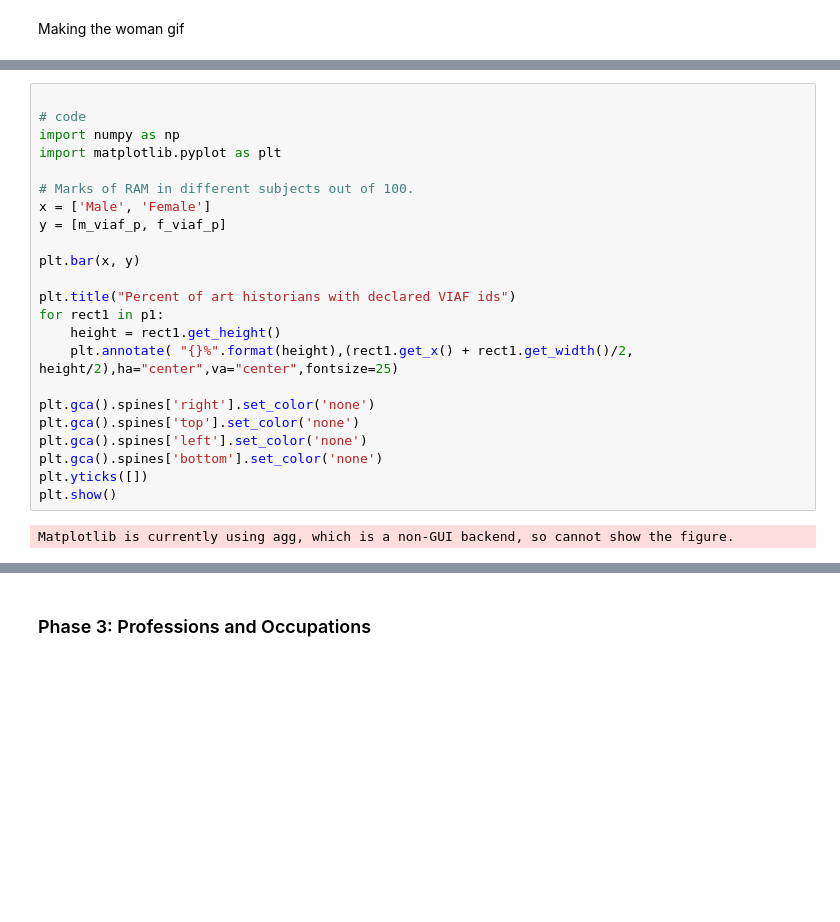
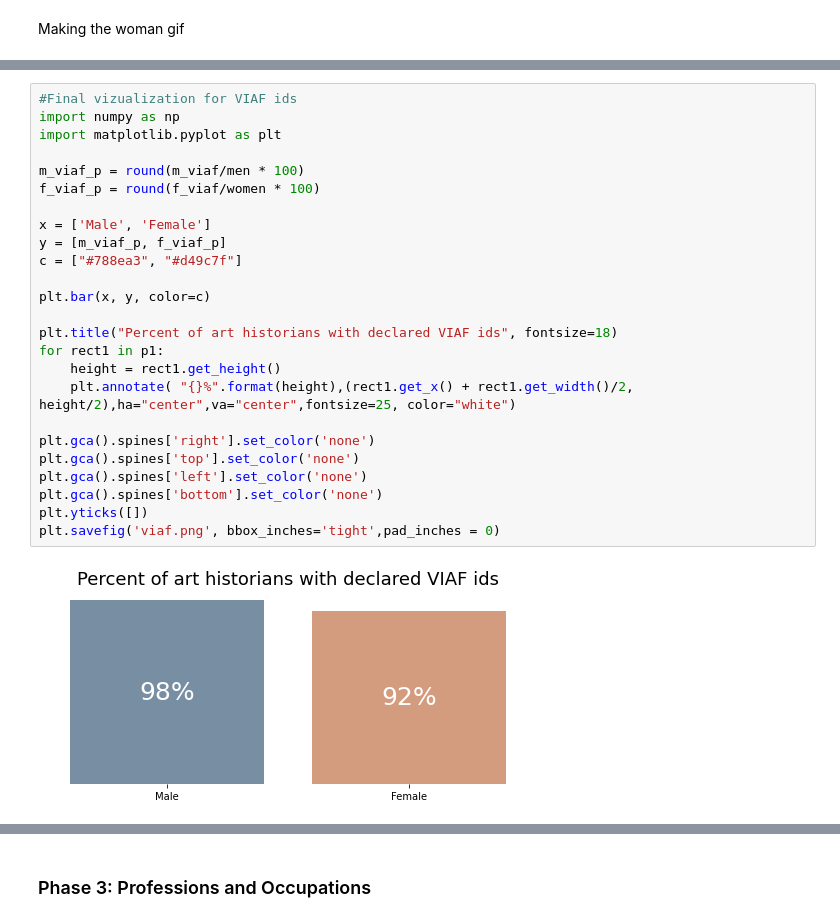
Before and after one commit to SarahTew/wikigen, a Jupyter notebook: notebook 5.ipynb, the cells around one changed output, grey strips where cells are left out. Saved outputs shown, nothing was run; the diff lists cells and outputs as text; blank space fills up the shorter version.

```diff
--- a/notebook 5.ipynb
+++ b/notebook 5.ipynb
@@ -458,25 +495,27 @@ Matplotlib is currently using agg, which is a non-GUI backend, so cannot show th
 # %%
-
-# code
+#Final vizualization for VIAF ids
 import numpy as np
 import matplotlib.pyplot as plt
 
-# Marks of RAM in different subjects out of 100.
+m_viaf_p = round(m_viaf/men * 100)
+f_viaf_p = round(f_viaf/women * 100)
+
 x = ['Male', 'Female']
 y = [m_viaf_p, f_viaf_p]
+c = ["#788ea3", "#d49c7f"]
 
-plt.bar(x, y)
+plt.bar(x, y, color=c)
 
-plt.title("Percent of art historians with declared VIAF ids")
+plt.title("Percent of art historians with declared VIAF ids", fontsize=18)
 for rect1 in p1:
     height = rect1.get_height()
-    plt.annotate( "{}%".format(height),(rect1.get_x() + rect1.get_width()/2, height/2),ha="center",va="center",fontsize=25)
+    plt.annotate( "{}%".format(height),(rect1.get_x() + rect1.get_width()/2, height/2),ha="center",va="center",fontsize=25, color="white")
 
 plt.gca().spines['right'].set_color('none')
 plt.gca().spines['top'].set_color('none')
 plt.gca().spines['left'].set_color('none')
 plt.gca().spines['bottom'].set_color('none')
 plt.yticks([])
-plt.show()
+plt.savefig('viaf.png', bbox_inches='tight',pad_inches = 0)
 # %% [output]
-Matplotlib is currently using agg, which is a non-GUI backend, so cannot show the figure.
+[figure, added]
```
Also changed, not shown: parts of 59 cells of this notebook.
